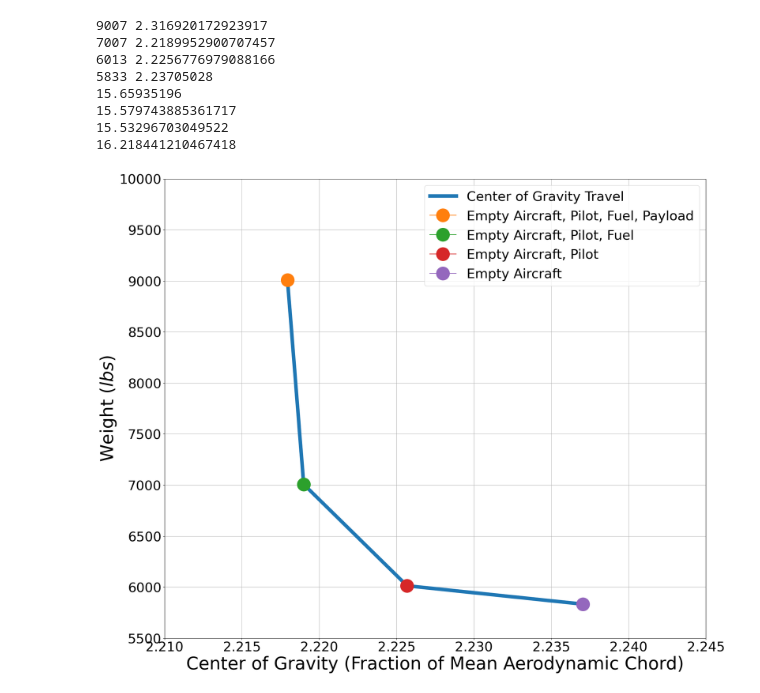
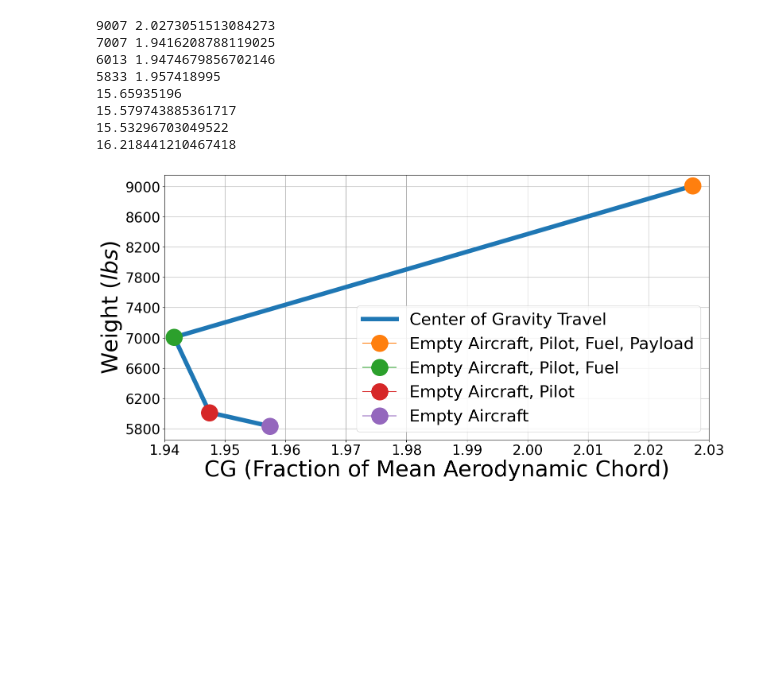
Before and after one commit to VaishnaviK003/Group9-EAE-130-A-B-UCDavis-2025-GatewayToBlueSkies, a Jupyter notebook: CDR_CG_EXCURSION.ipynb, the cells around one changed output. Saved outputs shown, nothing was run; the diff lists cells and outputs as text; code cells hidden in the pictures; blank space fills up the shorter version.

```diff
--- a/CDR_CG_EXCURSION.ipynb
+++ b/CDR_CG_EXCURSION.ipynb
@@ -13,44 +13,44 @@ x_full = ((w_empty * x_empty) + (w_fuel * x_fuel) +(w_crew * x_crew) +(w_pay * x
 x_no_pay = ((w_empty * x_empty) + (w_fuel * x_fuel) +(w_crew * x_crew)) / (w_empty + w_fuel + w_crew)
 x_no_fuel = ((w_empty * x_empty) +(w_crew * x_crew)) / (w_empty + w_crew)
 
-print(w_empty + w_fuel + w_crew + w_pay, x_full/7)
-print(w_empty + w_fuel + w_crew , x_no_pay/7)
-print(w_empty + w_crew , x_no_fuel/7)
-print(w_empty, x_empty/7)
+print(w_empty + w_fuel + w_crew + w_pay, x_full/8)
+print(w_empty + w_fuel + w_crew , x_no_pay/8)
+print(w_empty + w_crew , x_no_fuel/8)
+print(w_empty, x_empty/8)
 
 weight = [w_empty + w_fuel + w_crew + w_pay,w_empty + w_fuel + w_crew,w_empty + w_crew, w_empty]
-x = [x_full/7, x_no_pay/7, x_no_fuel/7, x_empty/7]
+x = [x_full/8, x_no_pay/8, x_no_fuel/8, x_empty/8]
 print(x_empty)
 print(x_no_fuel)
 print(x_no_pay)
 print(x_full)
 # %% [output]
-9007 2.316920172923917
-7007 2.2189952900707457
-6013 2.2256776979088166
-5833 2.23705028
+9007 2.0273051513084273
+7007 1.9416208788119025
+6013 1.9474679856702146
+5833 1.957418995
 15.65935196
 15.579743885361717
 15.53296703049522
 16.218441210467418
 # %%
-plt.figure(figsize=(20,16))
+plt.figure(figsize=(16,8))
 plt.ylabel("Weight $(lbs)$", fontsize=40)
-plt.xlabel("Center of Gravity (Fraction of Mean Aerodynamic Chord)", fontsize=40)
+plt.xlabel("CG (Fraction of Mean Aerodynamic Chord)", fontsize=40)
 plt.plot(x, weight, label='Center of Gravity Travel', linestyle='-', linewidth=8)
 #plt.plot(426.923, 426.923 * (13 / 11.5), label='Intersection', marker="o")
-plt.plot(x_full/7, w_empty + w_fuel + w_crew + w_pay, label='Empty Aircraft, Pilot, Fuel, Payload', marker="o", markersize=30)
-plt.plot(x_no_pay/7, w_empty + w_fuel + w_crew, label='Empty Aircraft, Pilot, Fuel', marker="o", markersize=30)
-plt.plot(x_no_fuel/7, w_empty + w_crew, label='Empty Aircraft, Pilot', marker="o", markersize=30)
-plt.plot(x_empty/7, w_empty , label='Empty Aircraft', marker="o", markersize=30)
+plt.plot(x_full/8, w_empty + w_fuel + w_crew + w_pay, label='Empty Aircraft, Pilot, Fuel, Payload', marker="o", markersize=30)
+plt.plot(x_no_pay/8, w_empty + w_fuel + w_crew, label='Empty Aircraft, Pilot, Fuel', marker="o", markersize=30)
+plt.plot(x_no_fuel/8, w_empty + w_crew, label='Empty Aircraft, Pilot', marker="o", markersize=30)
+plt.plot(x_empty/8, w_empty , label='Empty Aircraft', marker="o", markersize=30)
 
-plt.ylim(5500, 10000)
-plt.xlim(2.21,2.24)
-plt.yticks(math.arange(5500, 10500, step=500), fontsize=30)
-plt.xticks(math.arange(2.21, 2.245, step=0.005), fontsize=30)
+plt.ylim(5650, 9150)
+plt.xlim(1.94,2.03)
+plt.yticks(math.arange(5800, 9300, step=400), fontsize=25)
+plt.xticks(math.arange(1.94, 2.035, step=0.01), fontsize=25)
 plt.grid()
-plt.legend(loc=1, fontsize=30)
+plt.legend(loc="best", fontsize=30)
 plt.tight_layout()
 plt.show()
 # %% [output]
-[figure, old version]
+[figure, new version]
```
